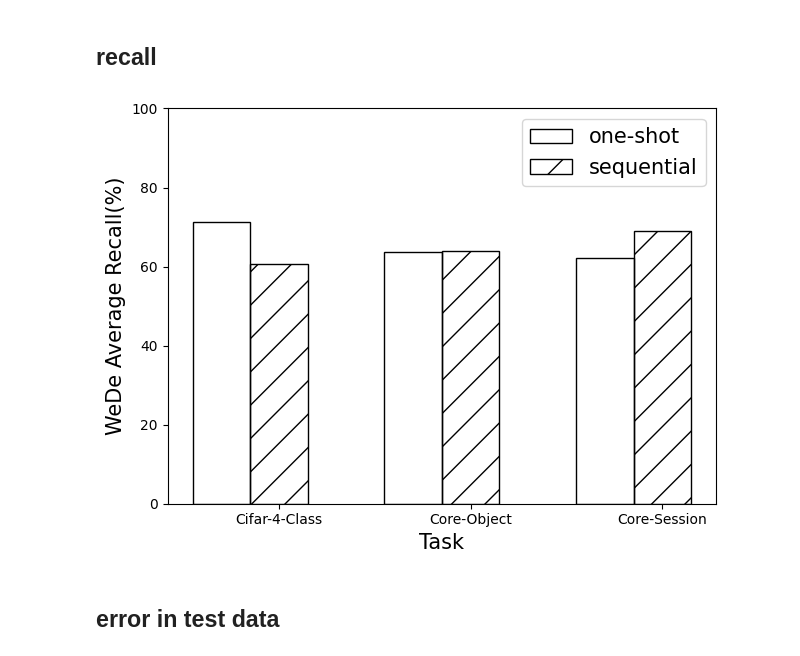
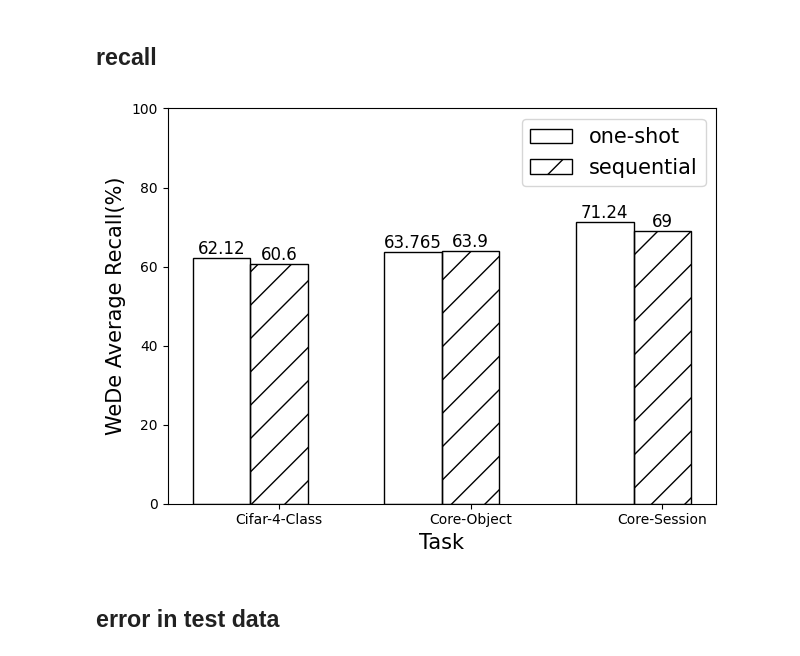
Before and after one commit to t07902301/data-acquisition, a Jupyter notebook: visualization/draw.ipynb, the cells around one changed output. Cells and saved outputs as stored; diff of their text form; code cells hidden in the pictures.

```diff
--- a/visualization/draw.ipynb
+++ b/visualization/draw.ipynb
@@ -524,34 +698,36 @@ plt.show()
 # %%
 ## Detector Accuracy
 import numpy as np
 
 one_shot = {
-    'Cifar-4-Class': 71.27,
-    'Core-Object': 63.8,
-    'Core-Session': 62.12,
+    'Cifar-4-Class': 62.12,
+    'Core-Object': 63.765,
+    'Core-Session': 71.24,
 }
 
 sequential = {
     'Cifar-4-Class': 60.6,
     'Core-Object': 63.9,
     'Core-Session': 69,
 }
 width = 0.3  # the width of the bars
 x = np.arange(3)
 offset = 0
-plt.bar(x + offset, list(one_shot.values()), width, label='one-shot',fill=False, hatch='')
+bar = plt.bar(x + offset, list(one_shot.values()), width, label='one-shot',fill=False, hatch='')
+plt.bar_label(bar, fontsize=12)
 offset = 1 * width
-plt.bar(x + offset, list(sequential.values()), width, label='sequential',fill=False, hatch='/')
+bar = plt.bar(x + offset, list(sequential.values()), width, label='sequential',fill=False, hatch='/')
+plt.bar_label(bar, fontsize=12)
 
 plt.legend( fontsize=15)
 plt.xlabel('Task', fontsize=15)
 plt.xticks(x + width, list(one_shot.keys()))
 plt.ylim(0, 100)
 plt.ylabel('WeDe Average Recall(%)', fontsize=15)
 plt.tight_layout()
 plt.show()
 # %% [output]
-[figure, old version]
+[figure, new version]
 # %% [markdown]
 ## error in test data
 # %%
```
Also changed, not shown: parts of 13 cells of this notebook.
